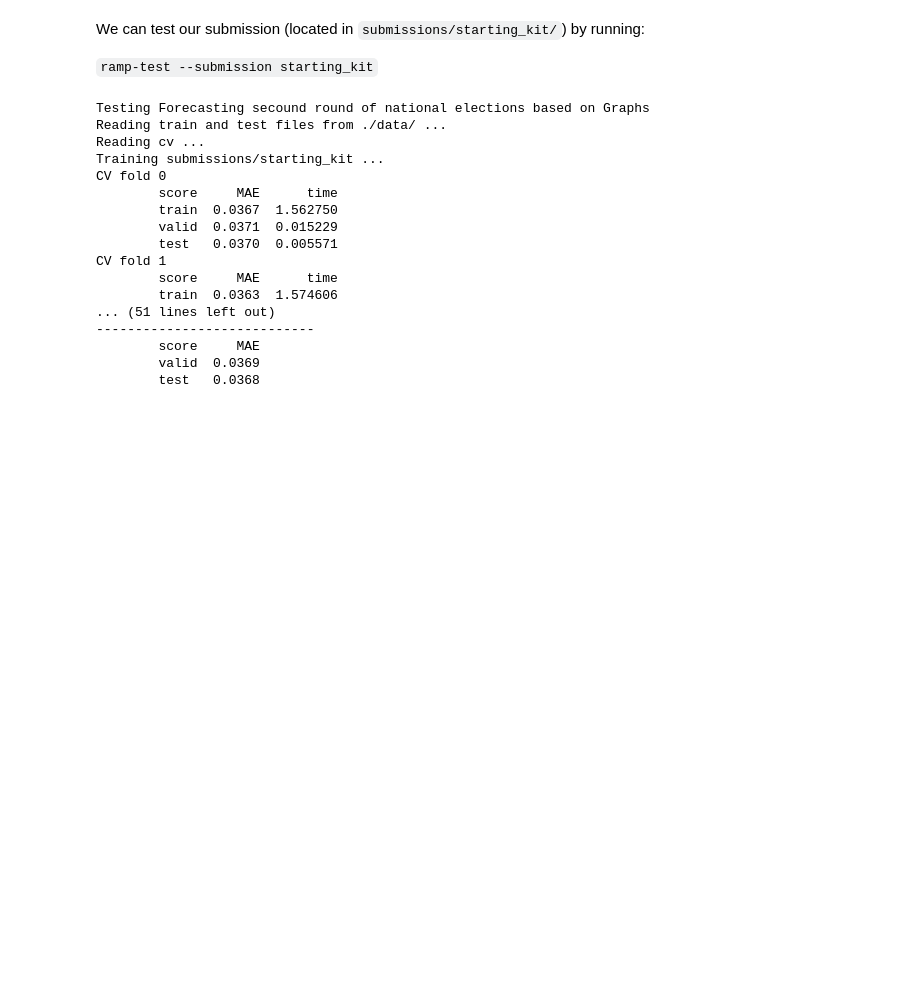
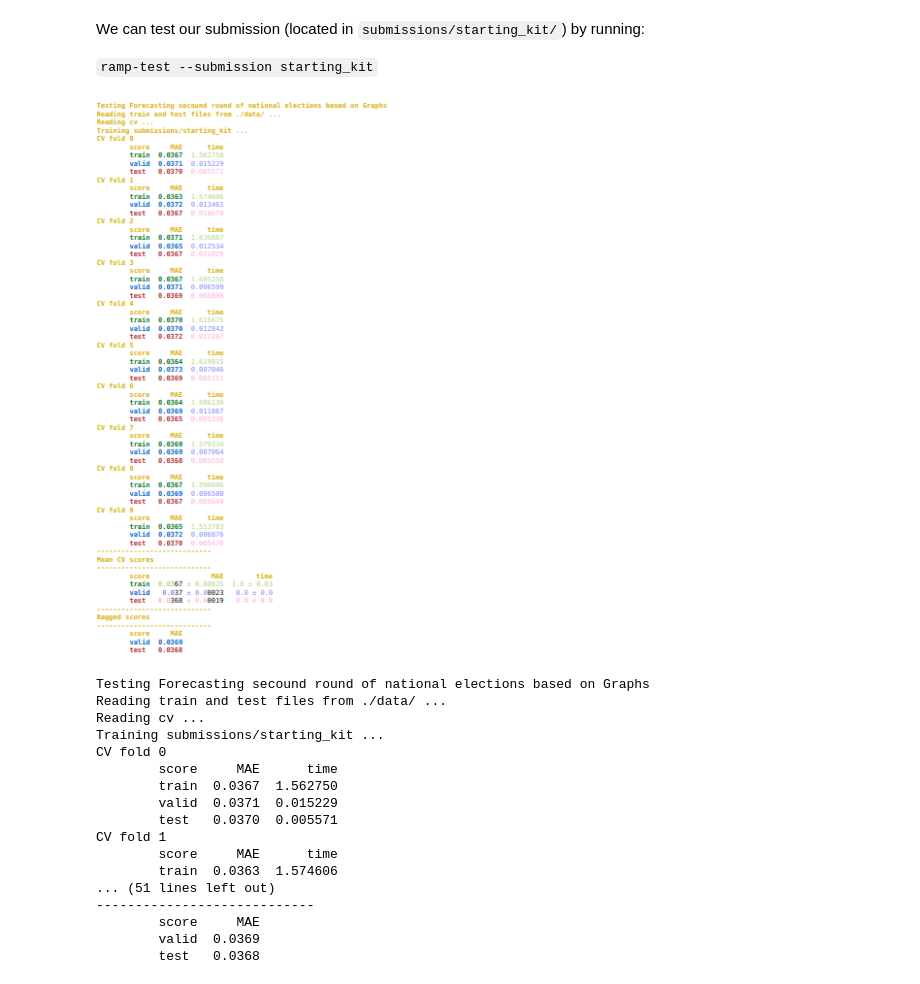
Before and after one commit to gasbas/graph-forecast-national-elections, a Jupyter notebook: french_election_forecast_starting_kit.ipynb, the cells around one changed output. Saved outputs shown, nothing was run; the diff lists cells and outputs as text; code cells hidden in the pictures; blank space fills up the shorter version.

````diff
--- a/french_election_forecast_starting_kit.ipynb
+++ b/french_election_forecast_starting_kit.ipynb
@@ -354,6 +354,10 @@ class Regressor(BaseEstimator):
 We can test our submission (located in `submissions/starting_kit/`) by running:
 
 ```ramp-test --submission starting_kit```
+# %%
+display.Image('images/results_lr.png')
+# %% [output]
+[figure, added]
 # %%
 !ramp-test --submission starting_kit
 # %% [output]
````
Also changed, not shown: parts of 1 cell of this notebook, 2 other files.
